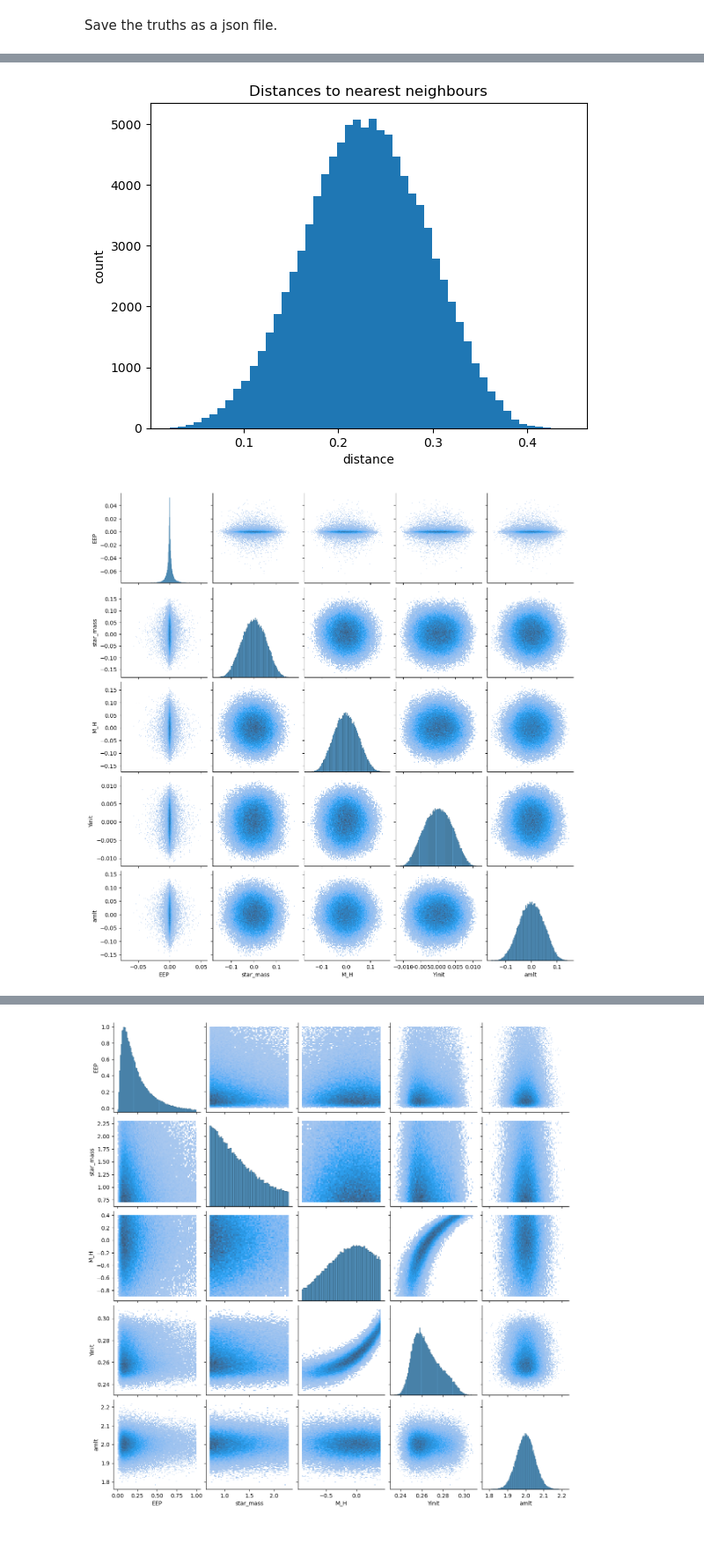
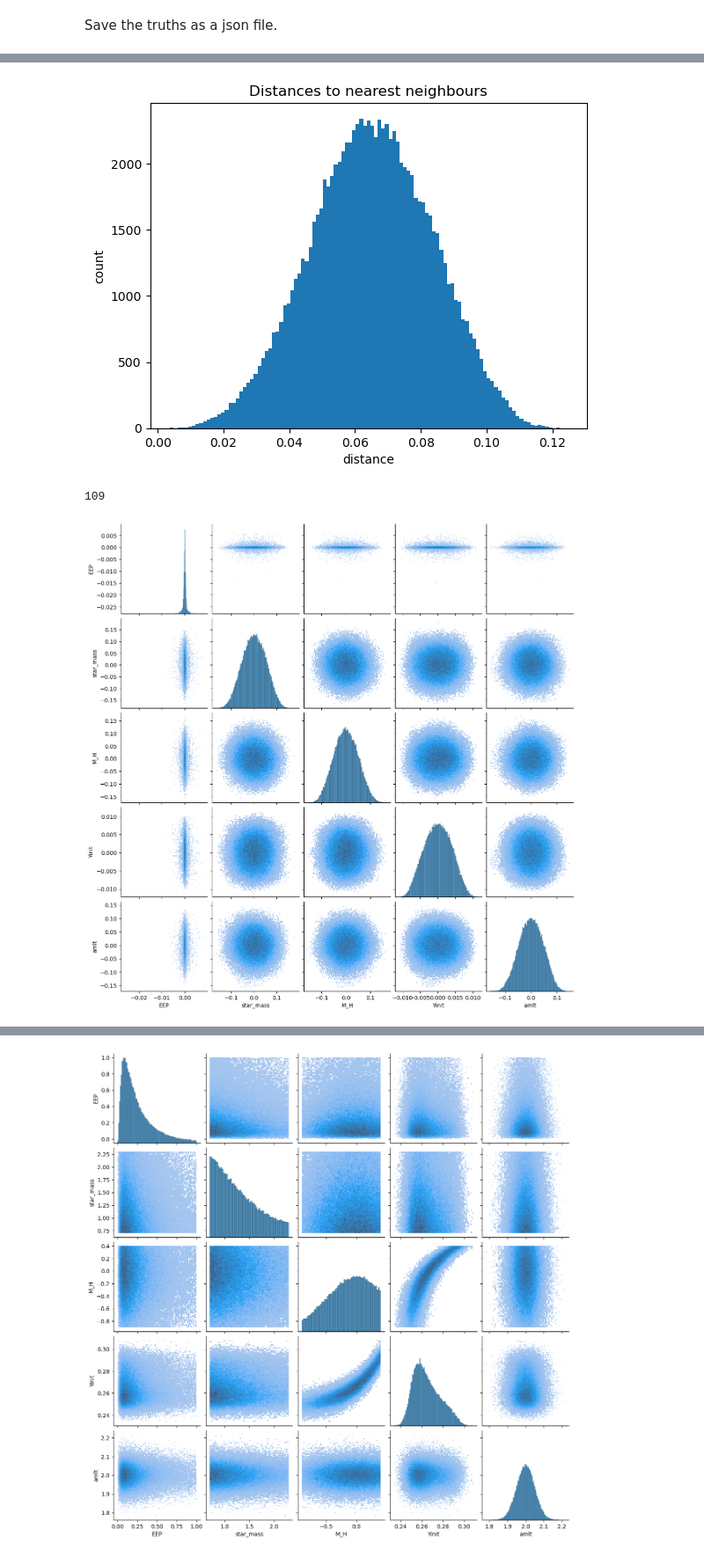
Before and after one commit to alexlyttle/scalable-stellar-inference, a Jupyter notebook: notebook/synthetic-test-stars.ipynb, the cells around one changed output, grey strips where cells are left out. Shown at 88% size. Cells and saved outputs as stored; diff of their text form; code cells hidden in the pictures.

Commit message:
Experiment with methods for generating synthetic stars

```diff
--- a/notebook/synthetic-test-stars.ipynb
+++ b/notebook/synthetic-test-stars.ipynb
@@ -76,0 +94,2 @@ output_cols = ["star_age", "Teff", "radius", "Dnu_freq_o"]
+# %%
+stars_per_track = tracks["star"].count()
@@ -76,0 +98,28 @@ output_cols = ["star_age", "Teff", "radius", "Dnu_freq_o"]
+# %%
+num_test = 10
+num_tracks = len(train_tracks)
+interp_values = np.full((num_test, len(output_cols)), np.nan)
+
+for i in range(num_test):
+    point = test.iloc[i]
+    indices = []
+    for key, value in sorted_inputs.items():
+        diff = point[key] - value
+        abs_diff = diff.abs()
+        mid_j = abs_diff.argmin()
+        for j in range(max(0, mid_j-1), min(mid_j+2, num_tracks)):
+            # for each track, pick out EEP
+            track_id = value.index[j]
+            if track_id in indices:
+                # Ensure we don't include duplicate tracks
+                continue
+            track = tracks.get_group(track_id)
+            k = (point["EEP"] - track["EEP"]).abs().argmin()
+            mask = slice(max(0, k-1), min(k+2, stars_per_track.loc[track_id]))
+            indices += track.iloc[mask].index.to_list()
+        # sign = diff.iloc[j]/abs_diff.iloc[j]  # if +1, point lies above value, if -1 point lies below value
+        # indices = indices.union(value.iloc[slice(max(0, j-1), min(j+2, num_tracks))].index)
+
+    # isin = train.track.isin(indices)
+    # cross_section = train.loc[isin].sort_values("EEP")
+    interp_values[i] = griddata(train_inputs[indices], train_outputs[indices], point[input_cols])
@@ -76,0 +298,2 @@ output_cols = ["star_age", "Teff", "radius", "Dnu_freq_o"]
+# %%
+data = pd.concat([train, test], axis=0, ignore_index=True)
@@ -80,7 +306,9 @@ output_cols = ["star_age", "Teff", "radius", "Dnu_freq_o"]
 
 loc = train[input_cols].min(0).to_numpy()
 scale = train[input_cols].max(0).to_numpy() - loc
-scale[0] *= 1e-2  # make EEP distances larger
+scale[0] *= 1e-3  # make EEP distances larger
+# scale[1] *= 1e-1
 
 tree = KDTree((train[input_cols] - loc) / scale)
+# tree = KDTree(train[input_cols])
 # %%
@@ -128,9 +400,9 @@ x_scaled = (x - loc) / scale
 dist, i = tree.query(x_scaled)
 # %%
 fig, ax = plt.subplots()
-ax.hist(dist, bins=50)
+ax.hist(dist, bins=bins)
 ax.set_xlabel("distance")
 ax.set_ylabel("count")
 ax.set_title("Distances to nearest neighbours");
 # %% [output]
-[figure, old version]
+[figure, new version]
@@ -137,8 +414,13 @@ ax.set_title("Distances to nearest neighbours");
+# %%
+bins
+# %% [output]
+109
 # %%
-error = test[input_cols].iloc[i] - x
+error = data[input_cols].iloc[i] - x
+# error = train[input_cols].iloc[i] - x
 sns.pairplot(error, kind="hist", diag_kind="hist");
 # %% [output]
-[figure, old version]
+[figure, new version]
 # %%
 q = [.01, .16, .5, .84, .99]
 error.quantile(q)
```
Also changed, not shown: parts of 42 cells of this notebook.
